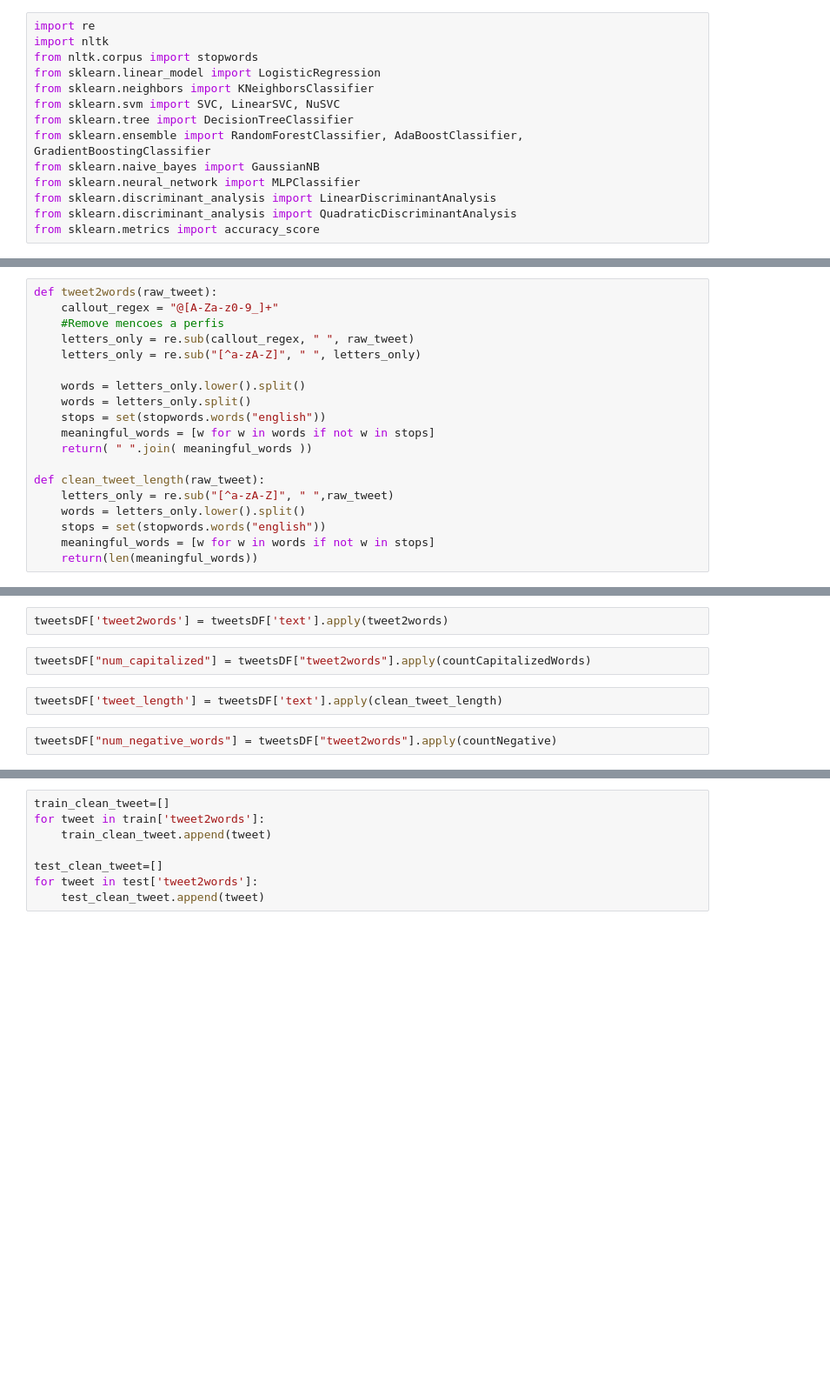
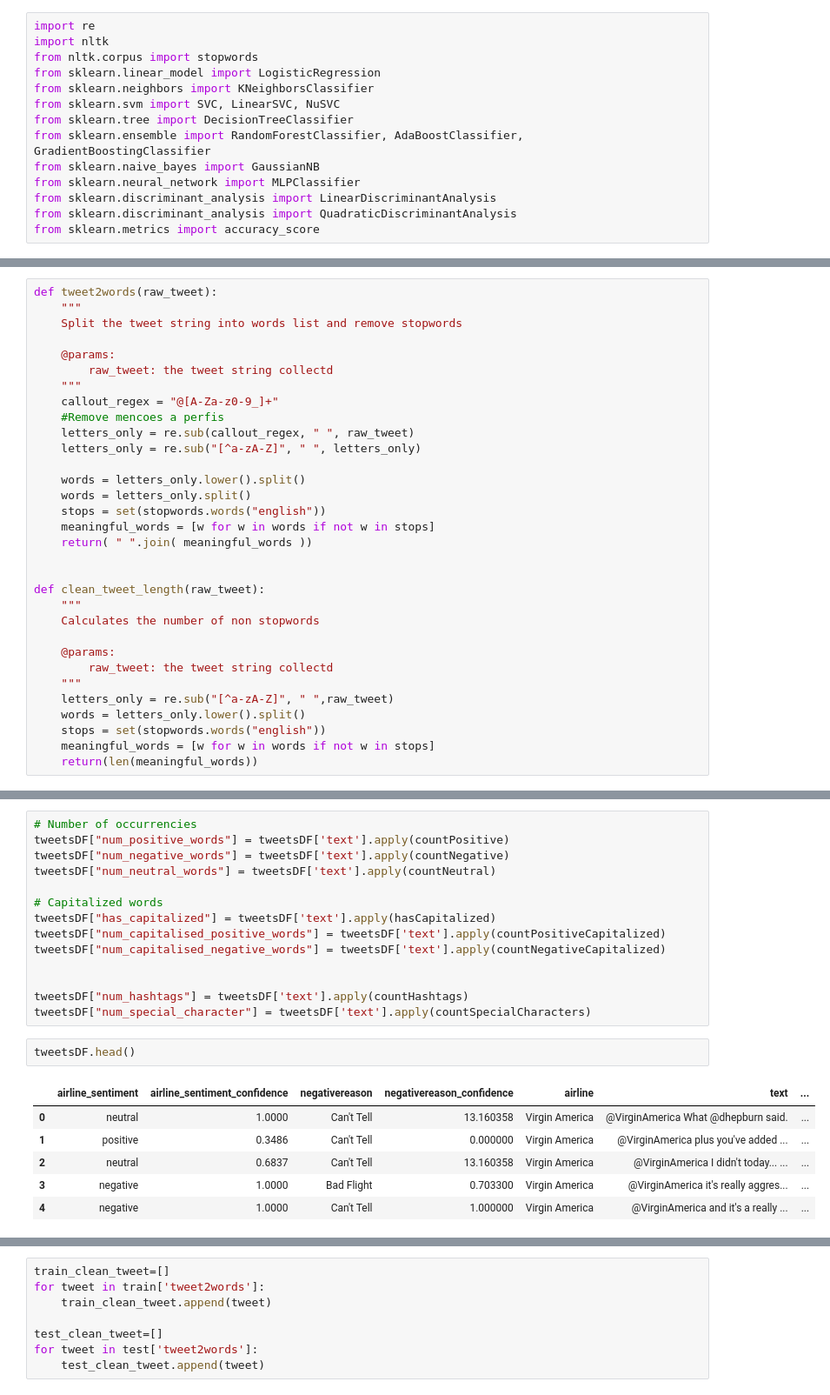
Before and after one commit to victorsanunes/company_reputation, a Jupyter notebook: analysis/twitter_analysis.ipynb, the cells around one changed output, grey strips where cells are left out. Shown at 87% size. Cells and saved outputs as stored; diff of their text form; blank space fills up the shorter version.

```diff
--- a/analysis/twitter_analysis.ipynb
+++ b/analysis/twitter_analysis.ipynb
@@ -378,6 +434,12 @@ tweetsDF.head()
 | 4 | negative | 1.0000 | Can't Tell | 1.000000 | Virgin America | @VirginAmerica and it's a really ... |
 # %%
 def tweet2words(raw_tweet):
+    """
+    Split the tweet string into words list and remove stopwords
+
+    @params:
+        raw_tweet: the tweet string collectd
+    """
     callout_regex = "@[A-Za-z0-9_]+"
     #Remove mencoes a perfis
     letters_only = re.sub(callout_regex, " ", raw_tweet)
@@ -389,7 +451,14 @@ def tweet2words(raw_tweet):
     meaningful_words = [w for w in words if not w in stops]
     return( " ".join( meaningful_words ))
 
+
 def clean_tweet_length(raw_tweet):
+    """
+    Calculates the number of non stopwords
+
+    @params:
+        raw_tweet: the tweet string collectd
+    """
     letters_only = re.sub("[^a-zA-Z]", " ",raw_tweet)
     words = letters_only.lower().split()
     stops = set(stopwords.words("english"))
@@ -400,8 +477,23 @@ tweetsDF['sentiment'] = tweetsDF['airline_sentiment'].apply(lambda x: 0 if x=="n
-# %%
-tweetsDF['tweet2words'] = tweetsDF['text'].apply(tweet2words)
-# %%
-tweetsDF["num_capitalized"] = tweetsDF["tweet2words"].apply(countCapitalizedWords)
-# %%
-tweetsDF['tweet_length'] = tweetsDF['text'].apply(clean_tweet_length)
-# %%
-tweetsDF["num_negative_words"] = tweetsDF["tweet2words"].apply(countNegative)
+# %%
+# Number of occurrencies
+tweetsDF["num_positive_words"] = tweetsDF['text'].apply(countPositive)
+tweetsDF["num_negative_words"] = tweetsDF['text'].apply(countNegative)
+tweetsDF["num_neutral_words"] = tweetsDF['text'].apply(countNeutral)
+
+# Capitalized words
+tweetsDF["has_capitalized"] = tweetsDF['text'].apply(hasCapitalized)
+tweetsDF["num_capitalised_positive_words"] = tweetsDF['text'].apply(countPositiveCapitalized)
+tweetsDF["num_capitalised_negative_words"] = tweetsDF['text'].apply(countNegativeCapitalized)
+
+
+tweetsDF["num_hashtags"] = tweetsDF['text'].apply(countHashtags)
+tweetsDF["num_special_character"] = tweetsDF['text'].apply(countSpecialCharacters)
+# %%
+tweetsDF.head()
+# %% [output]
+|  | airline_sentiment | airline_sentiment_confidence | negativereason | negativereason_confidence | airline | text | ... |
+| 0 | neutral | 1.0000 | Can't Tell | 13.160358 | Virgin America | @VirginAmerica What @dhepburn said. | ... |
+| 1 | positive | 0.3486 | Can't Tell | 0.000000 | Virgin America | @VirginAmerica plus you've added ... | ... |
+| 2 | neutral | 0.6837 | Can't Tell | 13.160358 | Virgin America | @VirginAmerica I didn't today... ... | ... |
+| 3 | negative | 1.0000 | Bad Flight | 0.703300 | Virgin America | @VirginAmerica it's really aggres... | ... |
+| 4 | negative | 1.0000 | Can't Tell | 1.000000 | Virgin America | @VirginAmerica and it's a really ... | ... |
```
Also changed, not shown: parts of 13 cells of this notebook, 6 other files.
